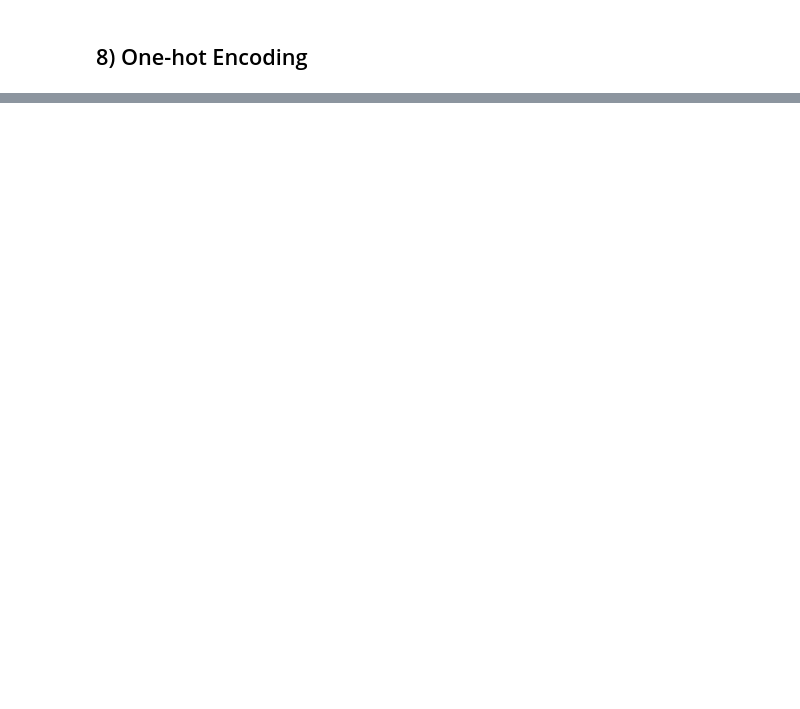
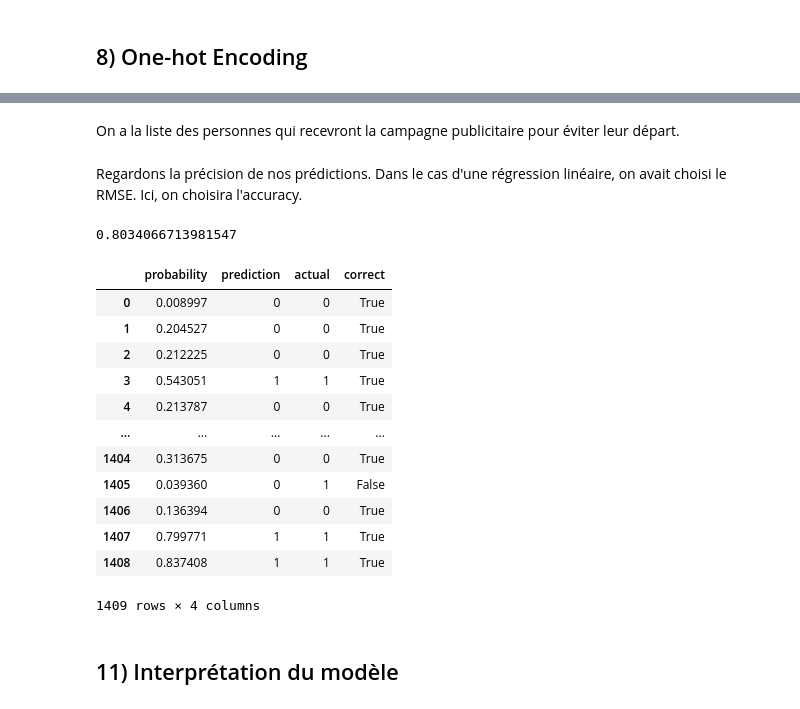
Before and after one commit to cecilegltslmcs/ML-Zoomcamp, a Jupyter notebook: Week3/churn_prediction.ipynb, the cells around one changed output, grey strips where cells are left out. Cells and saved outputs as stored; diff of their text form; code cells hidden in the pictures; blank space fills up the shorter version.

```diff
--- a/Week3/churn_prediction.ipynb
+++ b/Week3/churn_prediction.ipynb
@@ -344,0 +480,7 @@ dtype: float64
+# %%
+# soft predictions --> Probabilité de partir ou non
+y_pred = model.predict_proba(X_val)[:, 1]
+# %%
+# application d'un threshold de 50%
+
+churn_decision = (y_pred >= 0.5)
@@ -344,0 +502,33 @@ dtype: float64
+# %% [markdown]
+On a la liste des personnes qui recevront la campagne publicitaire pour éviter leur départ.
+# %% [markdown]
+Regardons la précision de nos prédictions. Dans le cas d'une régression linéaire, on avait choisi le RMSE. Ici, on choisira l'accuracy.
+# %%
+df_pred = pd.DataFrame()
+df_pred['probability'] = y_pred
+df_pred['prediction'] = churn_decision.astype(int)
+df_pred['actual'] = y_val
+# %%
+df_pred['correct'] = df_pred['prediction'] == df_pred['actual']
+# %%
+df_pred['correct'].mean()
+# %% [output]
+0.8034066713981547
+# %%
+df_pred
+# %% [output]
+|  | probability | prediction | actual | correct |
+| 0 | 0.008997 | 0 | 0 | True |
+| 1 | 0.204527 | 0 | 0 | True |
+| 2 | 0.212225 | 0 | 0 | True |
+| 3 | 0.543051 | 1 | 1 | True |
+| 4 | 0.213787 | 0 | 0 | True |
+| ... | ... | ... | ... | ... |
+| 1404 | 0.313675 | 0 | 0 | True |
+| 1405 | 0.039360 | 0 | 1 | False |
+| 1406 | 0.136394 | 0 | 0 | True |
+| 1407 | 0.799771 | 1 | 1 | True |
+| 1408 | 0.837408 | 1 | 1 | True |
+1409 rows × 4 columns
+# %% [markdown]
+## 11) Interprétation du modèle
```
Also changed, not shown: parts of 62 cells of this notebook, 1 other file.
